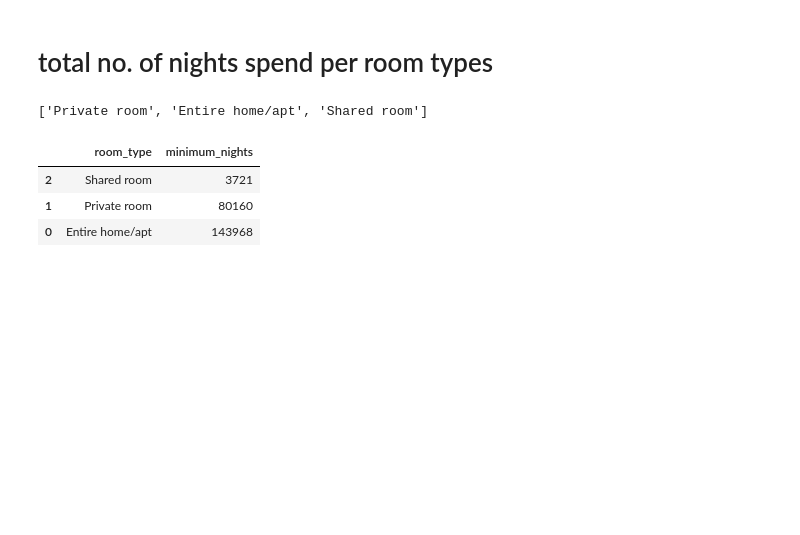
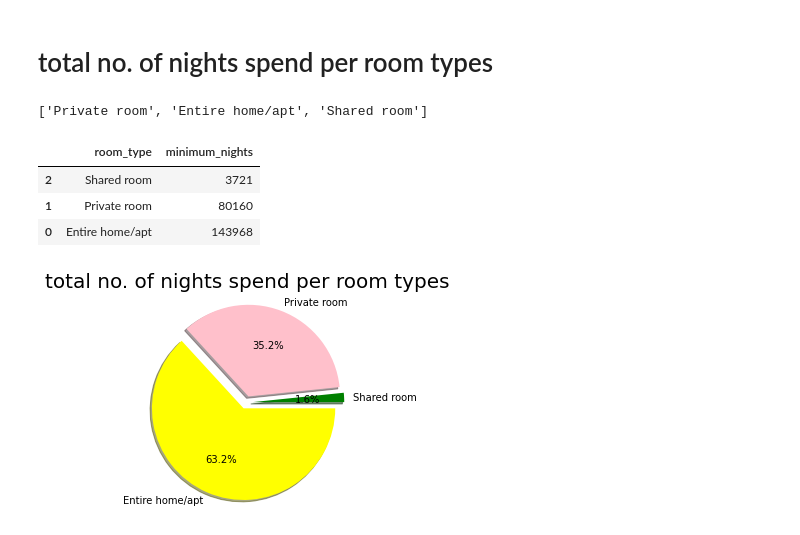
Before and after one commit to suloymandal9/Airbnb--data--analysis, a Jupyter notebook: airbnb.ipynb, the cells around one changed output. Drawn from its saved outputs; the diff is of its cells as text; code cells hidden in the pictures; blank space fills up the shorter version.

```diff
--- a/airbnb.ipynb
+++ b/airbnb.ipynb
@@ -210,3 +210,19 @@ room_types.head()
 | 2 | Shared room | 3721 |
 | 1 | Private room | 80160 |
 | 0 | Entire home/apt | 143968 |
+# %%
+# create dataset
+labels=list(room_types['room_type'])
+sizes=list(room_types['minimum_nights'])
+# create color parameter
+colors=['green','pink','yellow']
+# create explode
+explode = (0.07, 0.07, 0.07)
+# %%
+#creating pie chart
+plt.pie(sizes,explode=explode,labels=labels,colors=colors,autopct='%1.1f%%',shadow=True)
+plt.title('total no. of nights spend per room types', fontsize=20)
+plt.axis("equal")
+plt.show()
+# %% [output]
+[figure, added]
```
Also changed, not shown: parts of 1 cell of this notebook.
